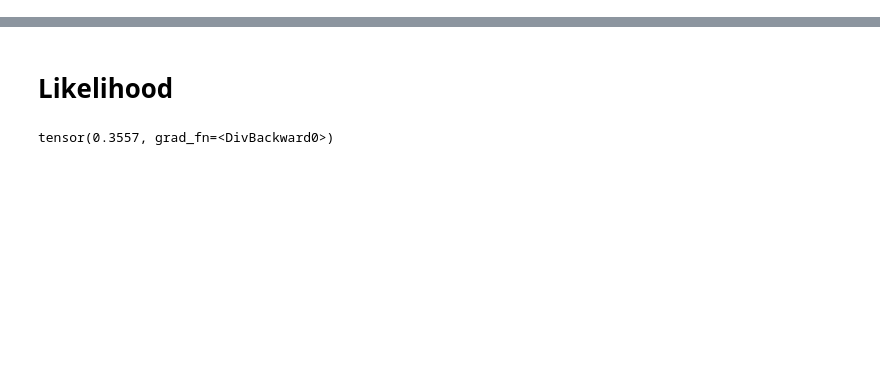
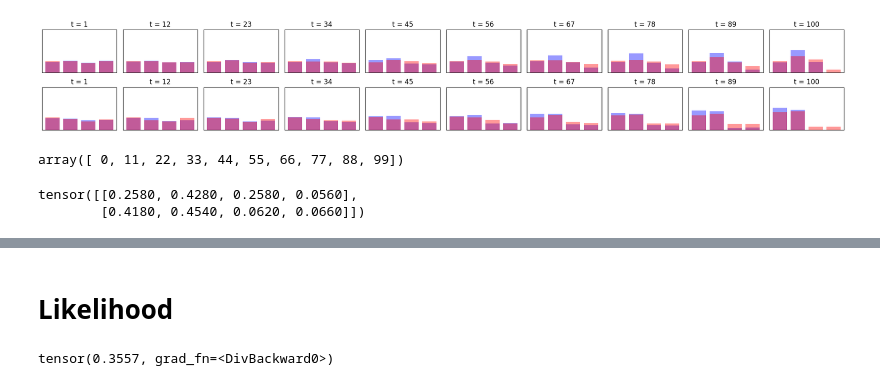
Before and after one commit to cesarali/conditional_rate_matching, a Jupyter notebook: notebooks/Models/CRM/LogLikelihood.ipynb, the cells around one changed output, grey strips where cells are left out. Saved outputs shown, nothing was run; the diff lists cells and outputs as text; code cells hidden in the pictures; blank space fills up the shorter version.

```diff
--- a/notebooks/Models/CRM/LogLikelihood.ipynb
+++ b/notebooks/Models/CRM/LogLikelihood.ipynb
@@ -102,0 +166,12 @@ array([ 0, 11, 22, 33, 44, 55, 66, 77, 88, 99])
+# %%
+x_f, x_path, t_path = crm.pipeline(sample_size=500,return_path=True)
+generative_histogram = categorical_counts_per_path(x_path,dimensions=dimensions,vocab_size=vocab_size,normalize=True)
+plot_time_series_histograms(conditional_histograms_paths,generative_histogram,num_timesteps_to_plot=10,figsize_tuple=(20, 3),plot_path=None)
+# %% [output]
+[figure, added]
+array([ 0, 11, 22, 33, 44, 55, 66, 77, 88, 99])
+# %%
+generative_histogram[-1,:,:]
+# %% [output]
+tensor([[0.2580, 0.4280, 0.2580, 0.0560],
+        [0.4180, 0.4540, 0.0620, 0.0660]])
```
Also changed, not shown: parts of 16 cells of this notebook, 4 other files.
